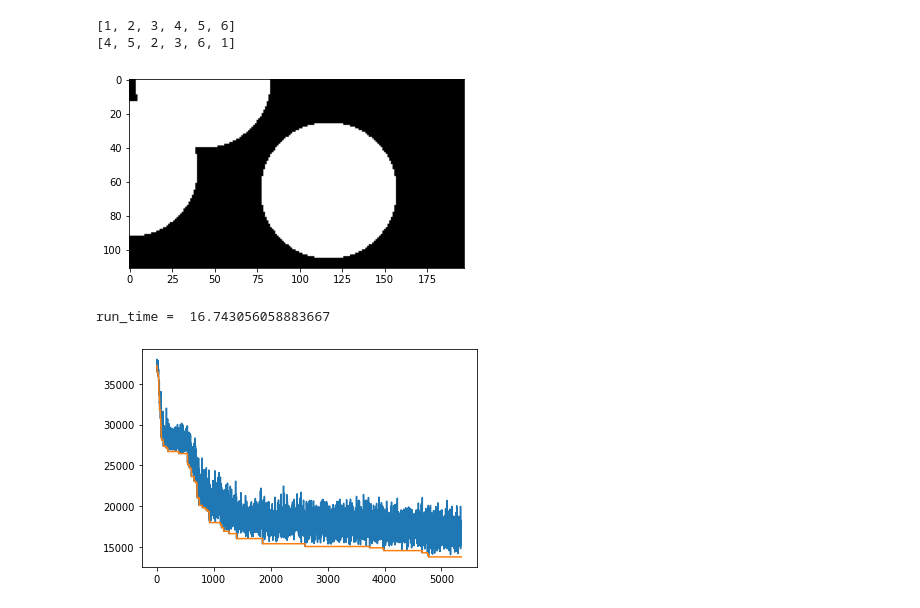
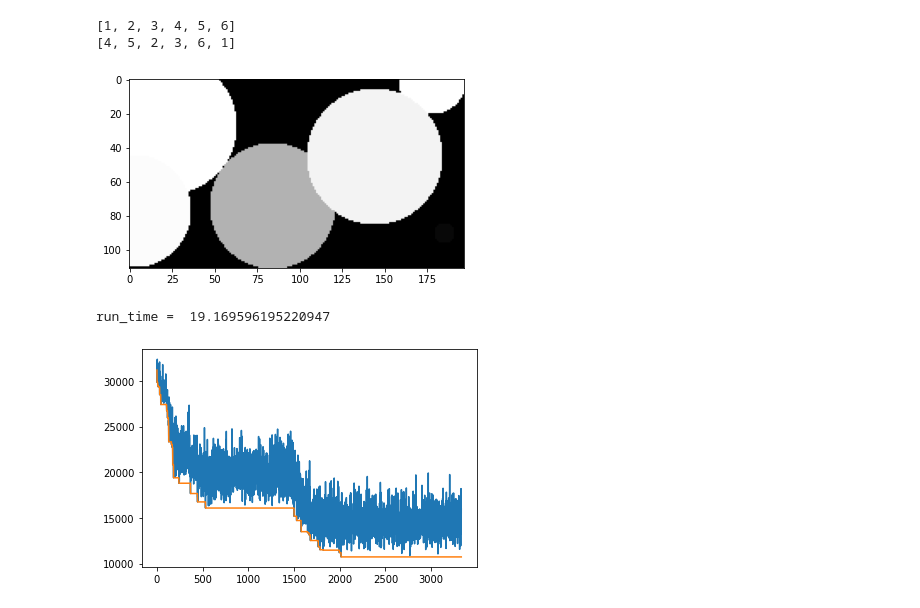
Before and after one commit to JoDeMiro/LuaLisa, a Jupyter notebook: Lua_Lisa_04_Generation.ipynb, the cells around one changed output. Cells and saved outputs as stored; diff of their text form; code cells hidden in the pictures.

```diff
--- a/Lua_Lisa_04_Generation.ipynb
+++ b/Lua_Lisa_04_Generation.ipynb
@@ -342,35 +343,35 @@ class Evolution:
 height, width = gray.shape[0], gray.shape[1]
 print('w:', width, 'h:', height)
 
 # ------- Circle parameters -------------
-number_of_cirles = 2
+number_of_cirles = 7
 min_circle_radius = 5
 max_circle_radius = 40
 
 # ------- Evoltuion paramters -----------
 
 rf_r = 10                                # <-- ennyivel tudja módosítani +/- az _r értékét a mutációval  ---> row pozíció (vagy y cord) módosítója
 rf_c = 30                                # <-- ennyivel tudja módosítani +/- az _c értékét a mutációval  ---> col pozíció (vagy x cord) módosítója
 rf_rr = 3                                # <-- ennyivel tudja módosítani +/- az _rr és a _cr érétkét a mutációval    ---> radius módosítója
 rf_v = 0.25                              # <-- ennyivel tudja módosítani +6- a  _value értékét
 
 # ------- Evoltuion paramters -----------
 print_every_solution_result  = False
 show_time = 20
 
 
 # ------- Run evolution ----------------
 
 evolution = Evolution(original_image = gray)
 
 evolution.setup_evolution(rf_r, rf_c, rf_rr, rf_v)
 
 evolution.init_solution(number_of_cirles, min_circle_radius, max_circle_radius)
 
-evolution.run_evolution(generation = 1070, population = 5, show_time = 20)
+evolution.run_evolution(generation = 666, population = 5, show_time = 10)
 
 evolution.show_history()
 # %% [output]
-[figure, old version]
+[figure, new version]
-run_time =  16.743056058883667
+run_time =  19.169596195220947
-[figure, old version]
+[figure, new version]
```
Also changed, not shown: parts of 2 cells of this notebook.
